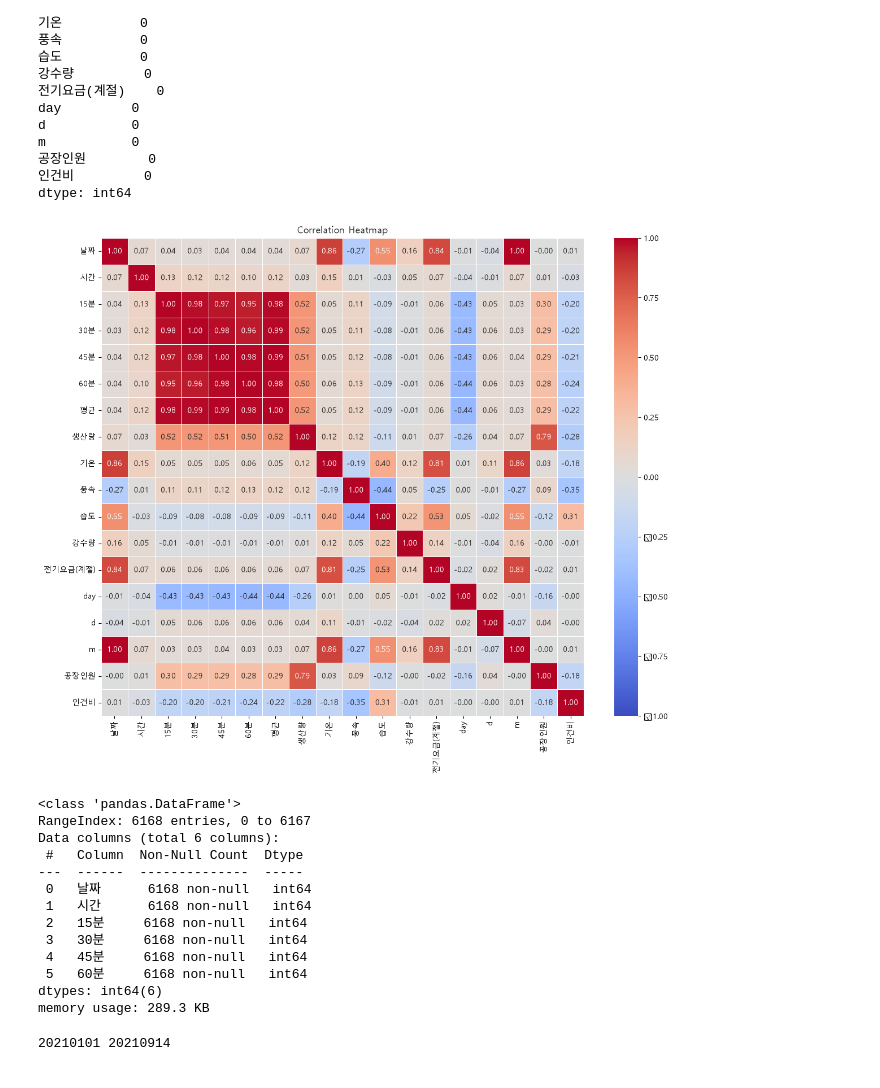
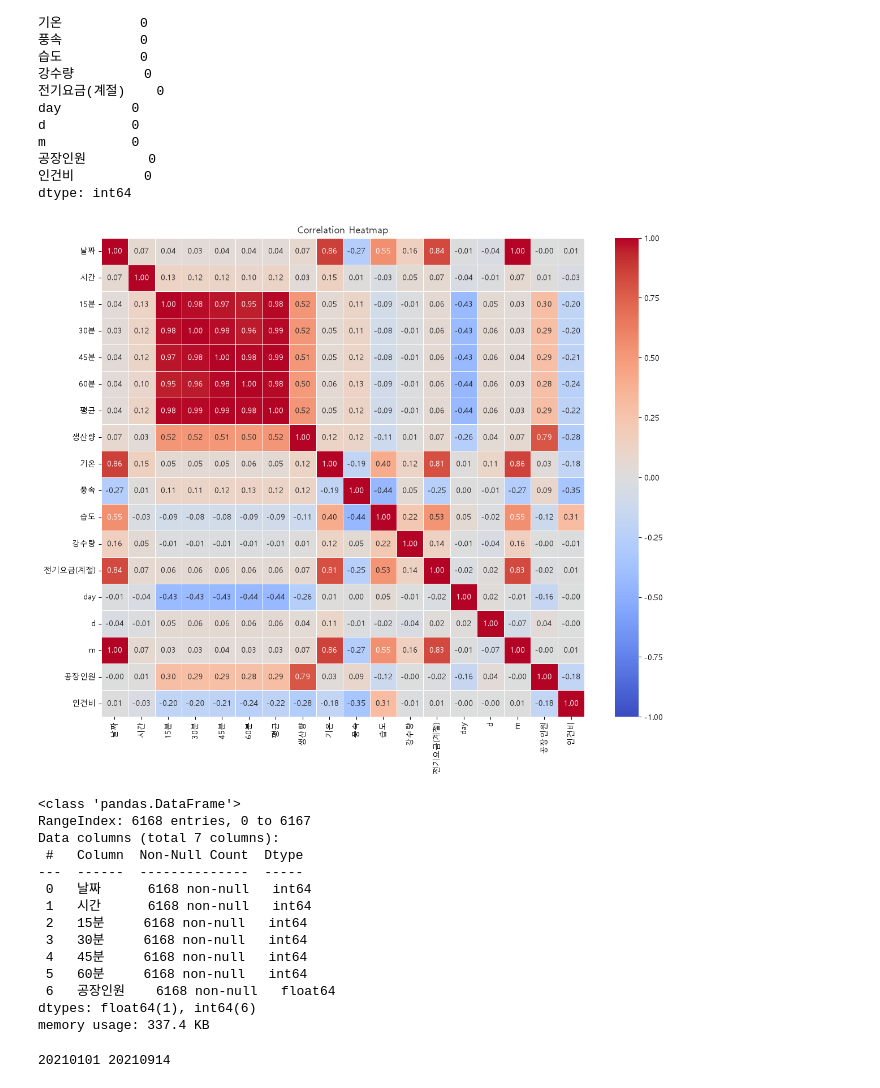
Before and after one commit to Jon-Irenicus/kamp_ai_competition, a Jupyter notebook: preprocessing.ipynb, the cells around one changed output. Drawn from its saved outputs; the diff is of its cells as text; code cells hidden in the pictures.

```diff
--- a/preprocessing.ipynb
+++ b/preprocessing.ipynb
@@ -63,7 +63,7 @@ m            0
 인건비          0
 dtype: int64
 # %%
-dataset_interpolate = dataset.interpolate()
+dataset_interpolate = dataset.ffill()
 dataset_interpolate.isnull().sum()
 # %% [output]
 날짜          0
@@ -88,33 +88,37 @@ dtype: int64
 # %%
 dataset_corr = dataset_interpolate.corr()
 
 plt.rcParams['font.family'] = 'Malgun Gothic'
+plt.rcParams['axes.unicode_minus'] = False
 
 plt.figure(figsize=(12, 10))
 
 sns.heatmap(
     dataset_corr,
     cmap="coolwarm",
     vmin=-1,
     vmax=1,
     annot=True,
     fmt=".2f",
     linewidths=0.5
 )
 
 plt.title("Correlation Heatmap")
 plt.tight_layout()
 plt.show()
 # %% [output]
-[figure, old version]
+[figure, new version]
 # %%
-dataset_drop = dataset_interpolate.iloc[:, :6]
+drop_cols = ['평균', '생산량', '기온', '풍속', '습도',
+             '강수량', '전기요금(계절)', 'day', 'd', 'm', '인건비']
+
+dataset_drop = dataset_interpolate.drop(columns=drop_cols)
 
 dataset_drop.info()
 # %% [output]
 <class 'pandas.DataFrame'>
 RangeIndex: 6168 entries, 0 to 6167
-Data columns (total 6 columns):
+Data columns (total 7 columns):
  #   Column  Non-Null Count  Dtype
 ---  ------  --------------  -----
  0   날짜      6168 non-null   int64
@@ -123,8 +127,9 @@ Data columns (total 6 columns):
  3   30분     6168 non-null   int64
  4   45분     6168 non-null   int64
  5   60분     6168 non-null   int64
-dtypes: int64(6)
-memory usage: 289.3 KB
+ 6   공장인원    6168 non-null   float64
+dtypes: float64(1), int64(6)
+memory usage: 337.4 KB
 # %%
 print(dataset_drop['날짜'].iloc[0], dataset_drop['날짜'].iloc[-1])
 # %% [output]
```
Also changed, not shown: parts of 4 cells of this notebook, 3 other files.
